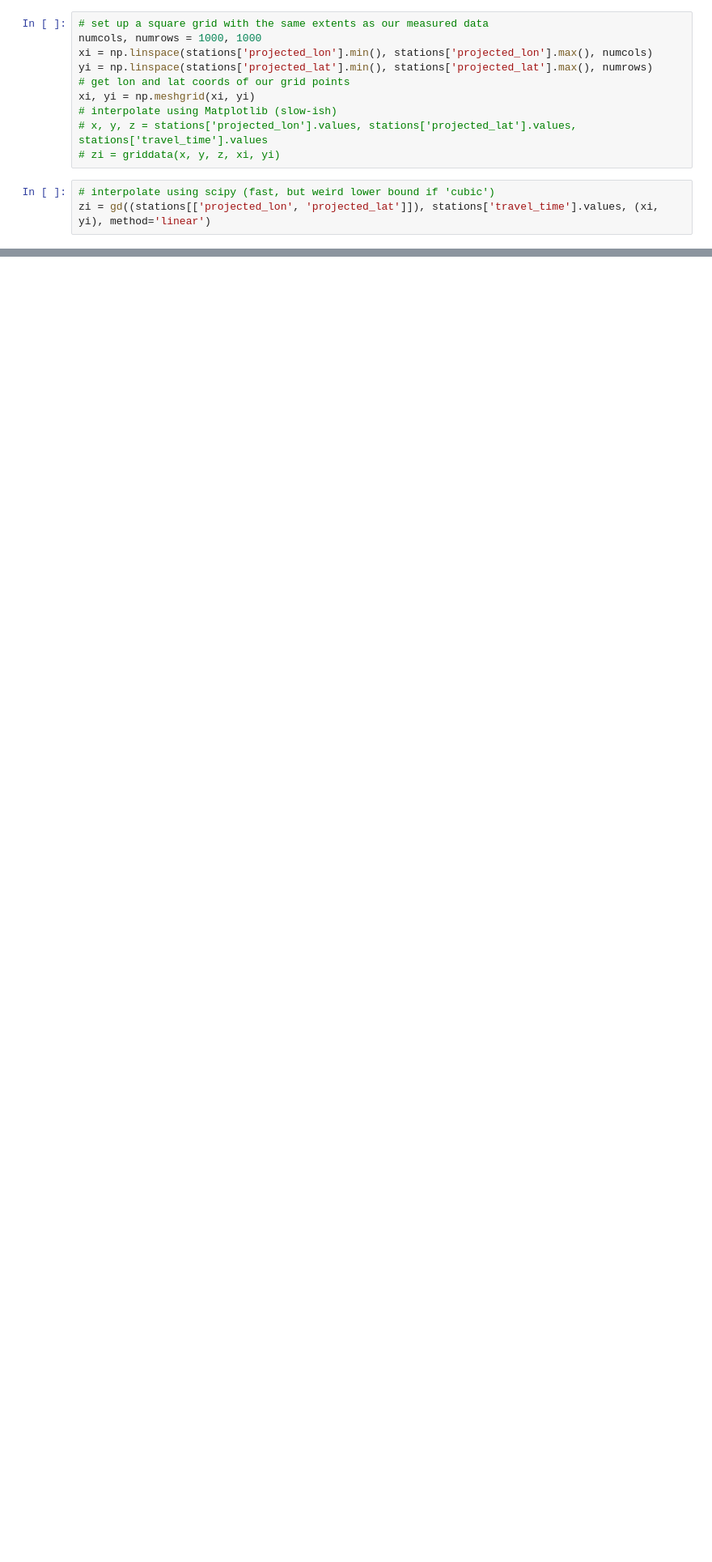
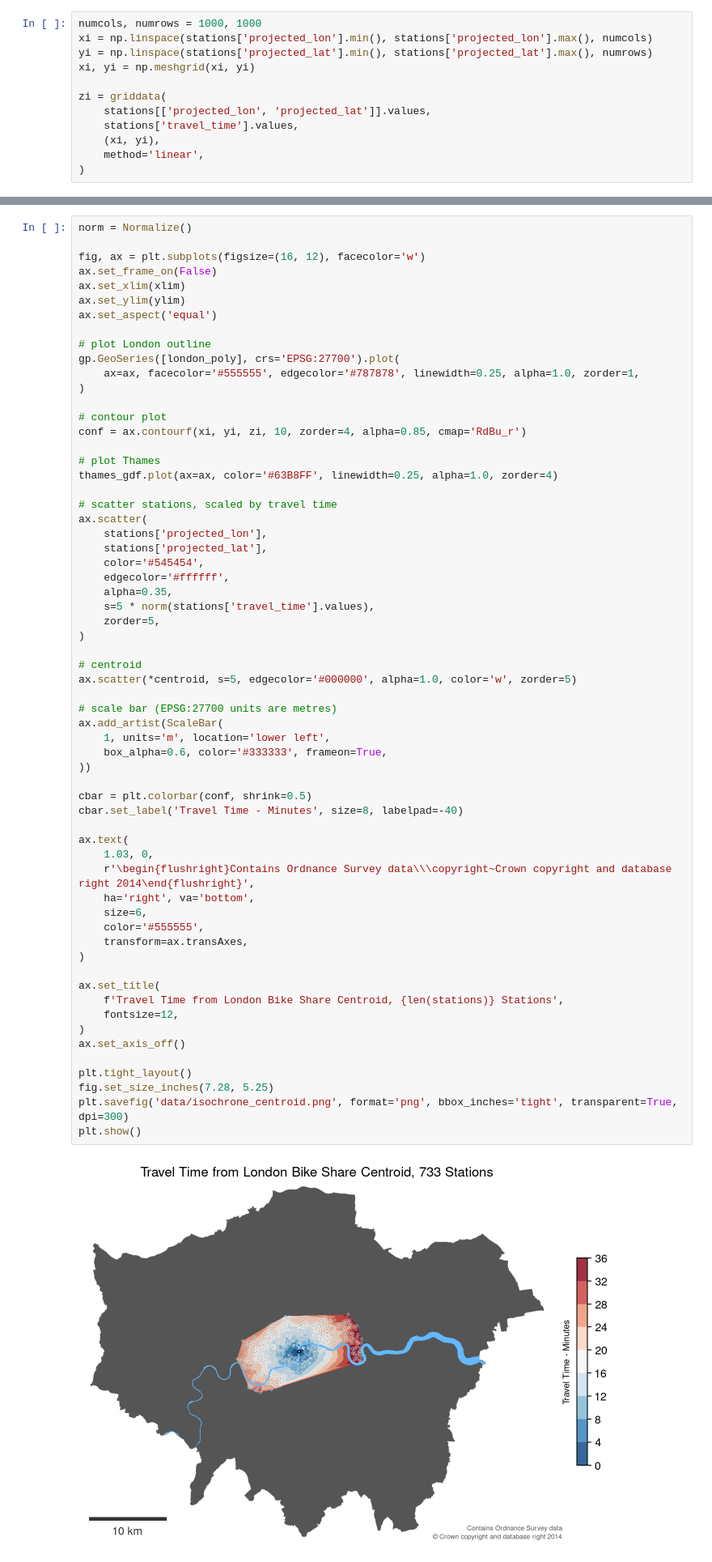
Before and after one commit to urschrei/Geopython, a Jupyter notebook: isochrone.ipynb, the cells around one changed output, grey strips where cells are left out. Shown at 81% size. Saved outputs shown, nothing was run; the diff lists cells and outputs as text; blank space fills up the shorter version.

```diff
--- a/isochrone.ipynb
+++ b/isochrone.ipynb
@@ -205,15 +104,14 @@ Name: 611, dtype: object
 # %%
-# set up a square grid with the same extents as our measured data
 numcols, numrows = 1000, 1000
 xi = np.linspace(stations['projected_lon'].min(), stations['projected_lon'].max(), numcols)
 yi = np.linspace(stations['projected_lat'].min(), stations['projected_lat'].max(), numrows)
-# get lon and lat coords of our grid points
 xi, yi = np.meshgrid(xi, yi)
-# interpolate using Matplotlib (slow-ish)
-# x, y, z = stations['projected_lon'].values, stations['projected_lat'].values, stations['travel_time'].values
-# zi = griddata(x, y, z, xi, yi)
+
+zi = griddata(
+    stations[['projected_lon', 'projected_lat']].values,
+    stations['travel_time'].values,
+    (xi, yi),
+    method='linear',
+)
-# %%
-# interpolate using scipy (fast, but weird lower bound if 'cubic')
-zi = gd((stations[['projected_lon', 'projected_lat']]), stations['travel_time'].values, (xi, yi), method='linear')
 # %% [markdown]
 ## Plot
@@ -312,3 +118,67 @@ Travel time retrieval from MapZen OSRM
+# %%
+norm = Normalize()
+
+fig, ax = plt.subplots(figsize=(16, 12), facecolor='w')
+ax.set_frame_on(False)
+ax.set_xlim(xlim)
+ax.set_ylim(ylim)
+ax.set_aspect('equal')
+
+# plot London outline
+gp.GeoSeries([london_poly], crs='EPSG:27700').plot(
+    ax=ax, facecolor='#555555', edgecolor='#787878', linewidth=0.25, alpha=1.0, zorder=1,
+)
+
+# contour plot
+conf = ax.contourf(xi, yi, zi, 10, zorder=4, alpha=0.85, cmap='RdBu_r')
+
+# plot Thames
+thames_gdf.plot(ax=ax, color='#63B8FF', linewidth=0.25, alpha=1.0, zorder=4)
+
+# scatter stations, scaled by travel time
+ax.scatter(
+    stations['projected_lon'],
+    stations['projected_lat'],
+    color='#545454',
+    edgecolor='#ffffff',
+    alpha=0.35,
+    s=5 * norm(stations['travel_time'].values),
+    zorder=5,
+)
+
+# centroid
+ax.scatter(*centroid, s=5, edgecolor='#000000', alpha=1.0, color='w', zorder=5)
+
+# scale bar (EPSG:27700 units are metres)
+ax.add_artist(ScaleBar(
+    1, units='m', location='lower left',
+    box_alpha=0.6, color='#333333', frameon=True,
+))
+
+cbar = plt.colorbar(conf, shrink=0.5)
+cbar.set_label('Travel Time - Minutes', size=8, labelpad=-40)
+
+ax.text(
+    1.03, 0,
+    r'\begin{flushright}Contains Ordnance Survey data\\\copyright~Crown copyright and database right 2014\end{flushright}',
+    ha='right', va='bottom',
+    size=6,
+    color='#555555',
+    transform=ax.transAxes,
+)
+
+ax.set_title(
+    f'Travel Time from London Bike Share Centroid, {len(stations)} Stations',
+    fontsize=12,
+)
+ax.set_axis_off()
+
+plt.tight_layout()
+fig.set_size_inches(7.28, 5.25)
+plt.savefig('data/isochrone_centroid.png', format='png', bbox_inches='tight', transparent=True, dpi=300)
+plt.show()
+# %% [output]
+[figure, added]
 # %% [markdown]
 ## What if we want to show stations reachable from the centroid *for free* (i.e. within 30 mins)?
 # %%
```
Also changed, not shown: parts of 40 cells of this notebook, 5 other files.
